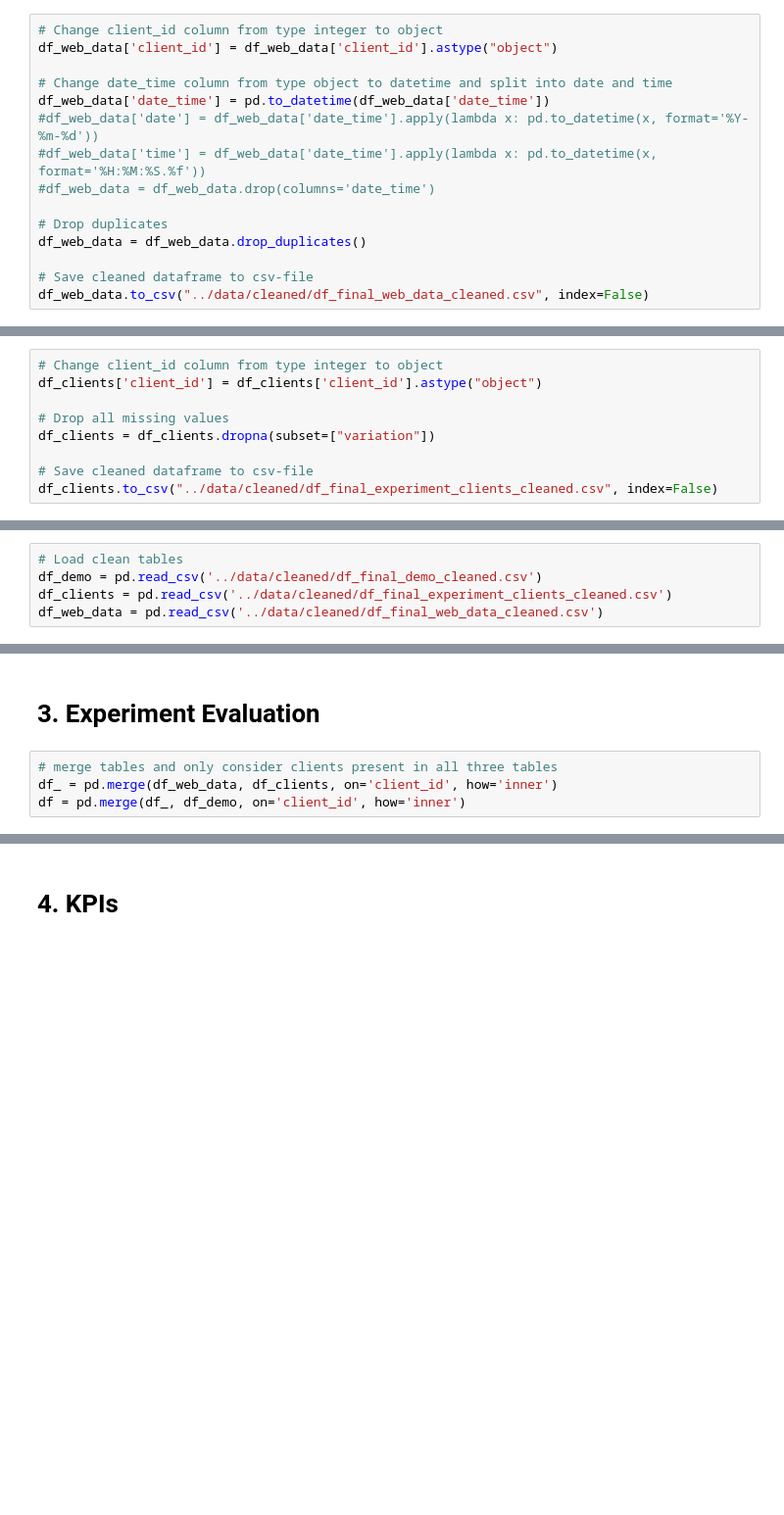
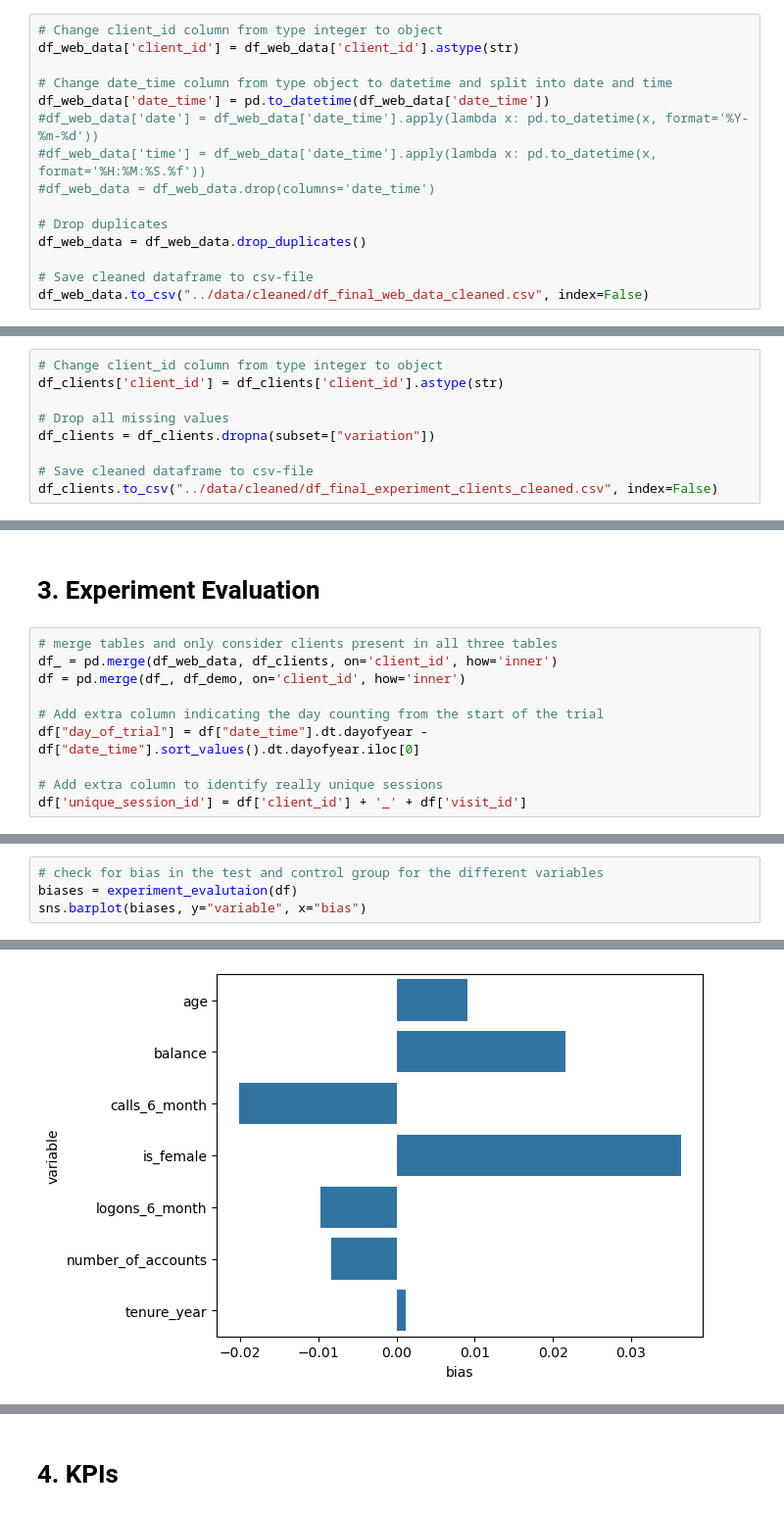
Before and after one commit to RosaEvasari/Vanguard_Project, a Jupyter notebook: notebooks/notebook.ipynb, the cells around one changed output, grey strips where cells are left out. Shown at 98% size. Cells and saved outputs as stored; diff of their text form; blank space fills up the shorter version.

```diff
--- a/notebooks/notebook.ipynb
+++ b/notebooks/notebook.ipynb
@@ -90,7 +89,7 @@ cols_web_numerical = []
 cols_web_categorical = ['client_id', 'visitor_id', 'visit_id', 'process_step', 'data_time']
 # %%
 # Change client_id column from type integer to object
-df_web_data['client_id'] = df_web_data['client_id'].astype("object")
+df_web_data['client_id'] = df_web_data['client_id'].astype(str)
 
 # Change date_time column from type object to datetime and split into date and time
 df_web_data['date_time'] = pd.to_datetime(df_web_data['date_time'])
@@ -133,7 +132,7 @@ cols_clients_numerical = []
 cols_clients_categorical = ['client_id', 'variation']
 # %%
 # Change client_id column from type integer to object
-df_clients['client_id'] = df_clients['client_id'].astype("object")
+df_clients['client_id'] = df_clients['client_id'].astype(str)
 
 # Drop all missing values
 df_clients = df_clients.dropna(subset=["variation"])
@@ -142,11 +141,6 @@ df_clients = df_clients.dropna(subset=["variation"])
 df_clients.to_csv("../data/cleaned/df_final_experiment_clients_cleaned.csv", index=False)
 # %% [markdown]
 # 2. Exploratory Data Analysis
-# %%
-# Load clean tables
-df_demo = pd.read_csv('../data/cleaned/df_final_demo_cleaned.csv')
-df_clients = pd.read_csv('../data/cleaned/df_final_experiment_clients_cleaned.csv')
-df_web_data = pd.read_csv('../data/cleaned/df_final_web_data_cleaned.csv')
 # %% [markdown]
 ## 2.1 Univariate EDA
 # %% [markdown]
@@ -232,4 +209,10 @@ plt.show()
 # merge tables and only consider clients present in all three tables
 df_ = pd.merge(df_web_data, df_clients, on='client_id', how='inner')
 df = pd.merge(df_, df_demo, on='client_id', how='inner')
+
+# Add extra column indicating the day counting from the start of the trial
+df["day_of_trial"] = df["date_time"].dt.dayofyear - df["date_time"].sort_values().dt.dayofyear.iloc[0]
+
+# Add extra column to identify really unique sessions
+df['unique_session_id'] = df['client_id'] + '_' + df['visit_id']
 # %%
@@ -240,0 +223,5 @@ g.map(sns.histplot, "age")
+# %%
+# check for bias in the test and control group for the different variables
+biases = experiment_evalutaion(df)
+sns.barplot(biases, y="variable", x="bias")
+# %% [output]
@@ -240,0 +230 @@ g.map(sns.histplot, "age")
+[figure, added]
```
Also changed, not shown: parts of 29 cells of this notebook, 4 other files.
